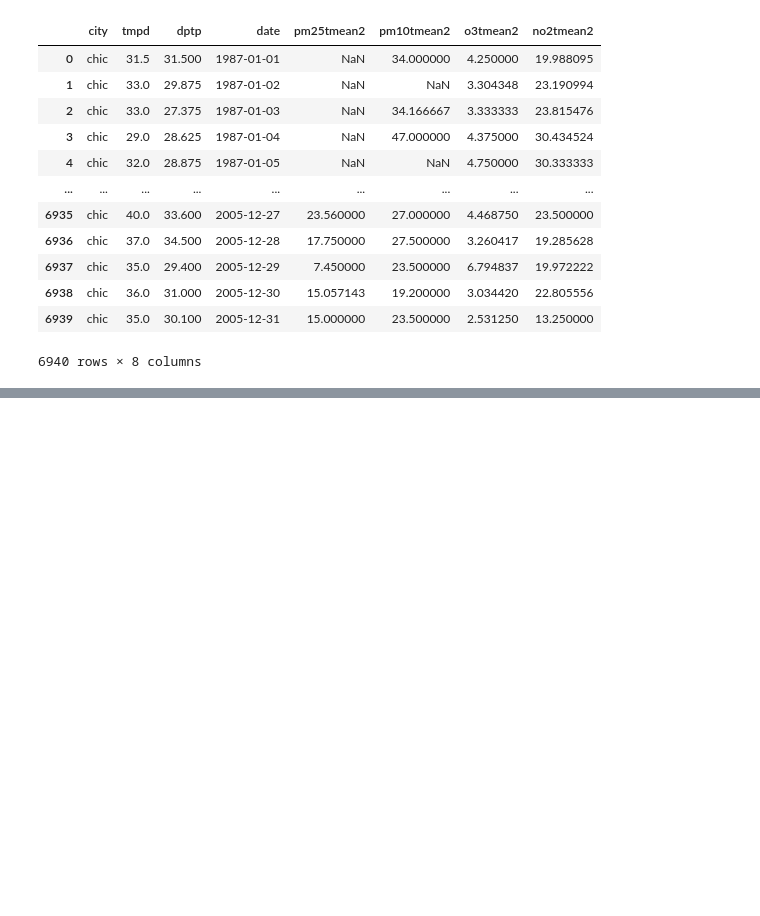
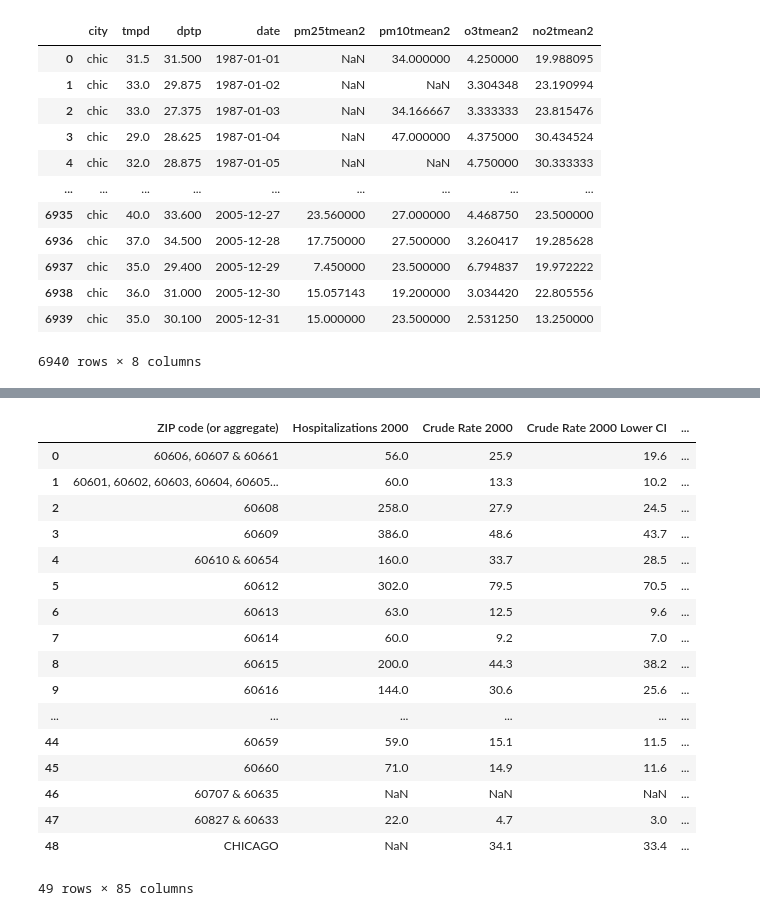
Before and after one commit to klebiedzinska/big_data_project, a Jupyter notebook: Untitled.ipynb, the cells around one changed output, grey strips where cells are left out. Drawn from its saved outputs; the diff is of its cells as text; code cells hidden in the pictures; blank space fills up the shorter version.

Commit message:
astma_hospitalizacje

```diff
--- a/Untitled.ipynb
+++ b/Untitled.ipynb
@@ -54,0 +64,23 @@ filtered_df
+# %%
+astma = pd.read_csv('health/asthma-hospitalizations-in-chicago-by-year-2000-2011.csv')
+
+astma
+# %% [output]
+|  | ZIP code (or aggregate) | Hospitalizations 2000 | Crude Rate 2000 | Crude Rate 2000 Lower CI | ... |
+| 0 | 60606, 60607 & 60661 | 56.0 | 25.9 | 19.6 | ... |
+| 1 | 60601, 60602, 60603, 60604, 60605... | 60.0 | 13.3 | 10.2 | ... |
+| 2 | 60608 | 258.0 | 27.9 | 24.5 | ... |
+| 3 | 60609 | 386.0 | 48.6 | 43.7 | ... |
+| 4 | 60610 & 60654 | 160.0 | 33.7 | 28.5 | ... |
+| 5 | 60612 | 302.0 | 79.5 | 70.5 | ... |
+| 6 | 60613 | 63.0 | 12.5 | 9.6 | ... |
+| 7 | 60614 | 60.0 | 9.2 | 7.0 | ... |
+| 8 | 60615 | 200.0 | 44.3 | 38.2 | ... |
+| 9 | 60616 | 144.0 | 30.6 | 25.6 | ... |
+| ... | ... | ... | ... | ... | ... |
+| 44 | 60659 | 59.0 | 15.1 | 11.5 | ... |
+| 45 | 60660 | 71.0 | 14.9 | 11.6 | ... |
+| 46 | 60707 & 60635 | NaN | NaN | NaN | ... |
+| 47 | 60827 & 60633 | 22.0 | 4.7 | 3.0 | ... |
+| 48 | CHICAGO | NaN | 34.1 | 33.4 | ... |
+49 rows × 85 columns
```
Also changed, not shown: parts of 7 cells of this notebook.
